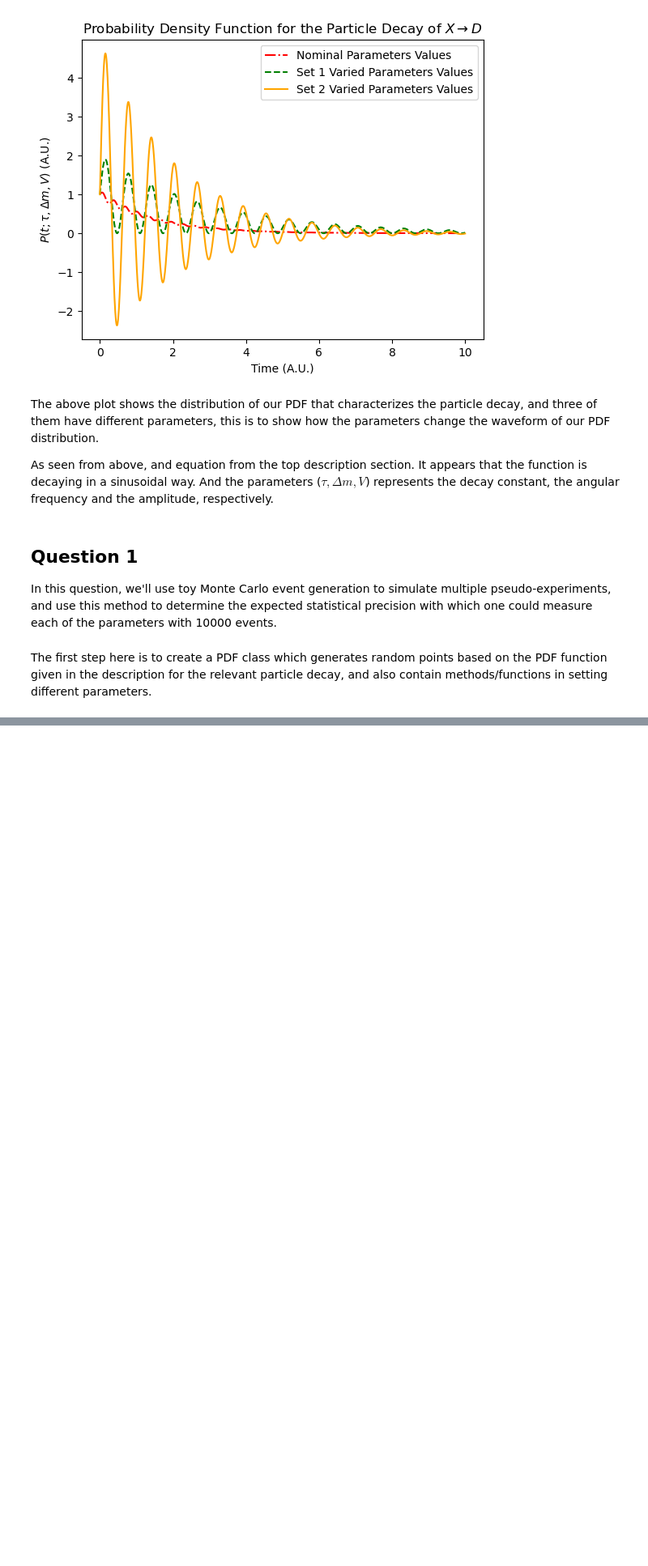
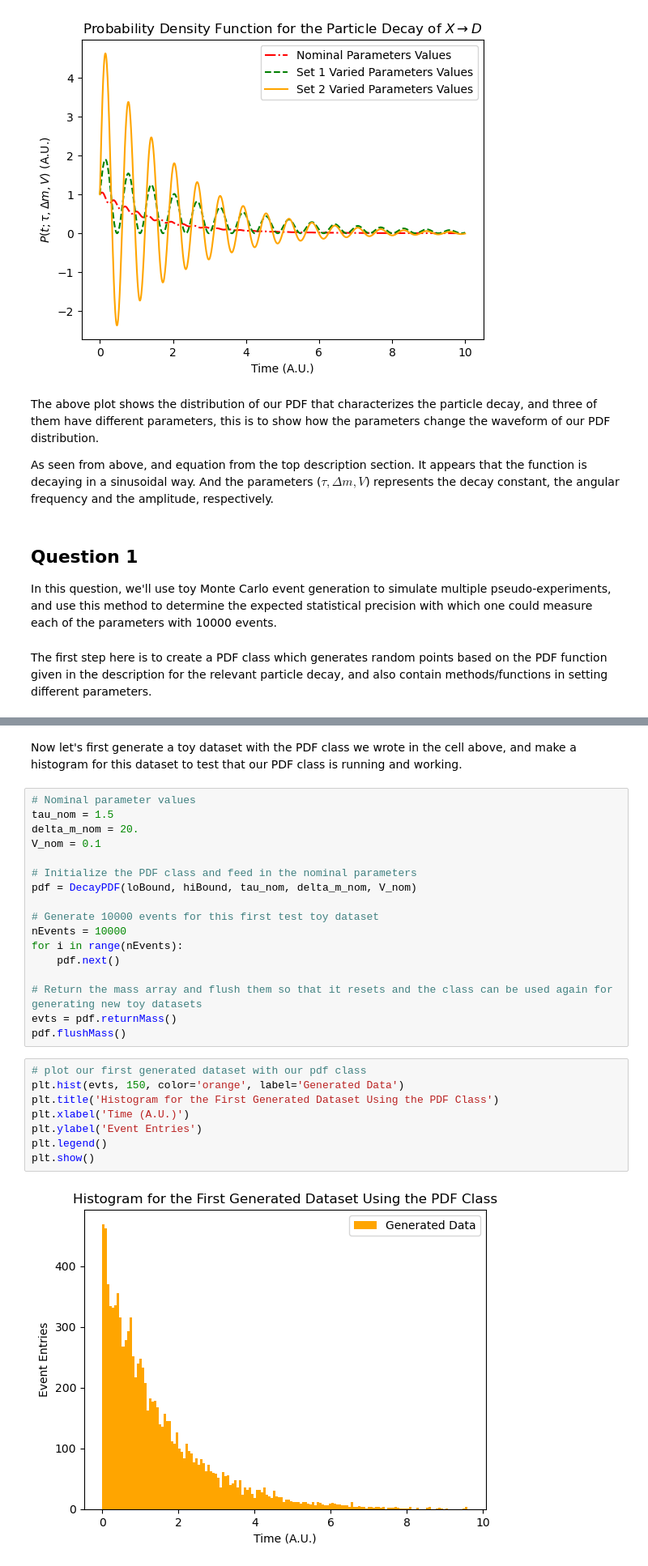
Before and after one commit to wly-wang/DAML23-24, a Jupyter notebook: Report1/s2106059_Report1.ipynb, the cells around one changed output, grey strips where cells are left out. Shown: that part at 81% size. Cells and saved outputs as stored; diff of their text form; blank space fills up the shorter version.

```diff
--- a/Report1/s2106059_Report1.ipynb
+++ b/Report1/s2106059_Report1.ipynb
@@ -170,0 +199,29 @@ class DecayPDF(object):
+# %% [markdown]
+Now let's first generate a toy dataset with the PDF class we wrote in the cell above, and make a histogram for this dataset to test that our PDF class is running and working.
+# %%
+# Nominal parameter values
+tau_nom = 1.5
+delta_m_nom = 20.
+V_nom = 0.1
+
+# Initialize the PDF class and feed in the nominal parameters
+pdf = DecayPDF(loBound, hiBound, tau_nom, delta_m_nom, V_nom)
+
+# Generate 10000 events for this first test toy dataset
+nEvents = 10000
+for i in range(nEvents):
+    pdf.next()
+
+# Return the mass array and flush them so that it resets and the class can be used again for generating new toy datasets
+evts = pdf.returnMass()
+pdf.flushMass()
+# %%
+# plot our first generated dataset with our pdf class
+plt.hist(evts, 150, color='orange', label='Generated Data')
+plt.title('Histogram for the First Generated Dataset Using the PDF Class')
+plt.xlabel('Time (A.U.)')
+plt.ylabel('Event Entries')
+plt.legend()
+plt.show()
+# %% [output]
+[figure, added]
```
Also changed, not shown: parts of 7 cells of this notebook.
